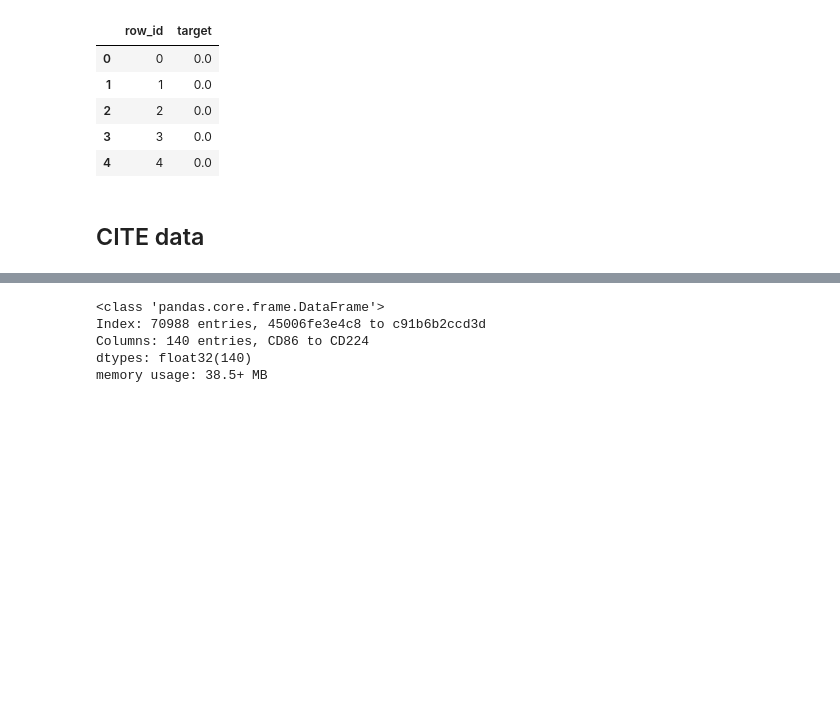
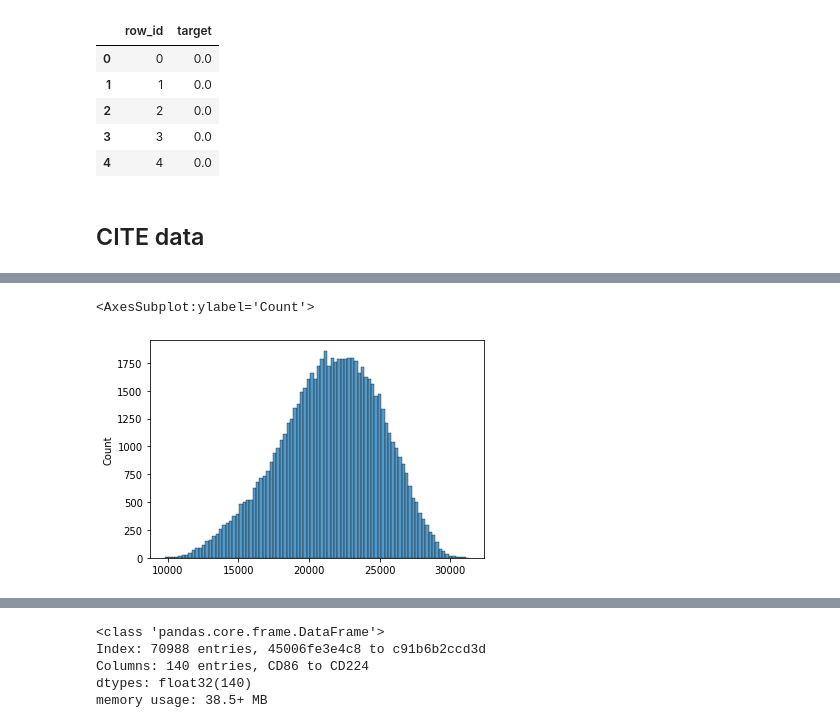
Before and after one commit to IMOKURI/kaggle-multimodal-single-cell-integration, a Jupyter notebook: notebook/EDA.ipynb, the cells around one changed output, grey strips where cells are left out. Saved outputs shown, nothing was run; the diff lists cells and outputs as text; code cells hidden in the pictures; blank space fills up the shorter version.

```diff
--- a/notebook/EDA.ipynb
+++ b/notebook/EDA.ipynb
@@ -229,4 +232,4 @@ https://ja.wikipedia.org/wiki/%E3%82%BB%E3%83%B3%E3%83%88%E3%83%A9%E3%83%AB%E3%8
 # %%
 c = OmegaConf.load("../working/config/main.yaml")
 
-input = PreprocessData(c, do_preprocess=False)
+c.global_params.data = "all"
@@ -470,0 +488,7 @@ memory usage: 66.1+ MB
+# %%
+sum_by_row = (input.train_cite_inputs).sum(axis=1)
+# %%
+sns.histplot(sum_by_row)
+# %% [output]
+<AxesSubplot:ylabel='Count'>
+[figure, added]
```
Also changed, not shown: parts of 21 cells of this notebook, 3 other files.
